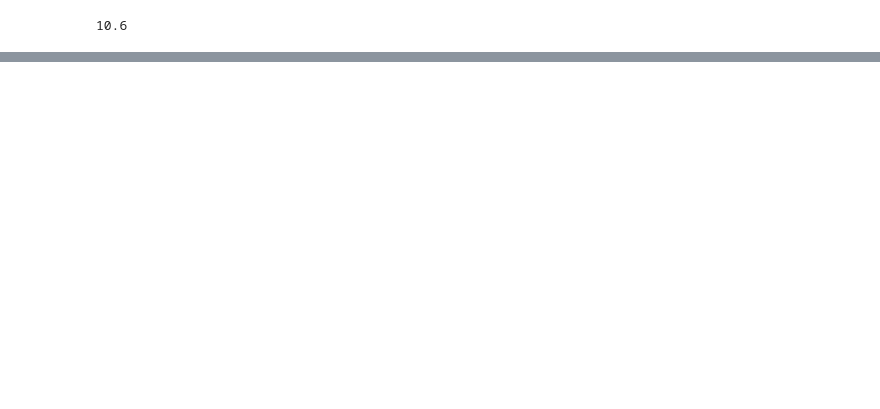
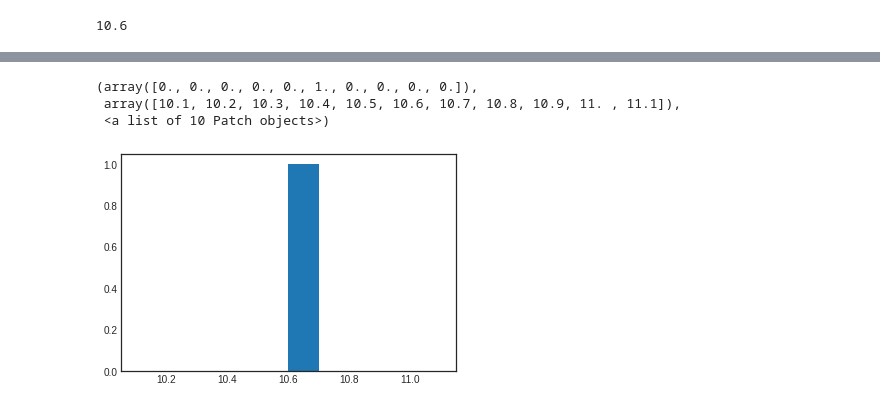
Before and after one commit to Luckygsm/internship, a Jupyter notebook: CSV.ipynb, the cells around one changed output, grey strips where cells are left out. Drawn from its saved outputs; the diff is of its cells as text; code cells hidden in the pictures; blank space fills up the shorter version.

```diff
--- a/CSV.ipynb
+++ b/CSV.ipynb
@@ -122,0 +133,7 @@ df['HEIGHT'].mean()
+# %%
+plt.hist(data['HEIGHT'].mean())
+# %% [output]
+(array([0., 0., 0., 0., 0., 1., 0., 0., 0., 0.]),
+ array([10.1, 10.2, 10.3, 10.4, 10.5, 10.6, 10.7, 10.8, 10.9, 11. , 11.1]),
+ <a list of 10 Patch objects>)
+[figure, added]
```
Also changed, not shown: parts of 4 cells of this notebook.
